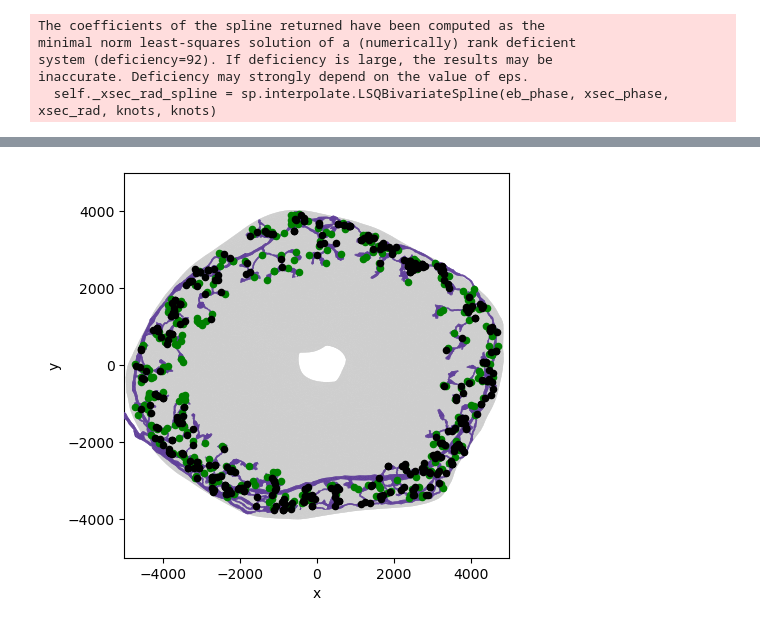
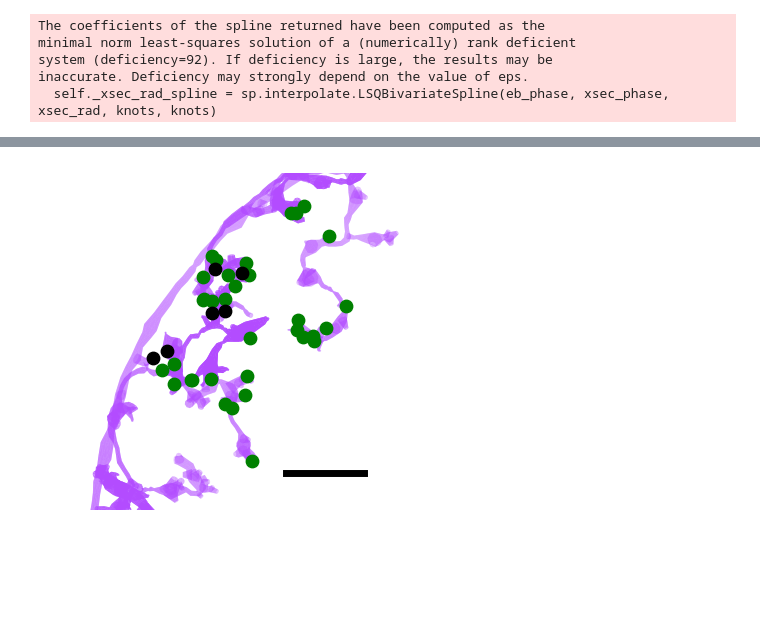
Before and after one commit to yfisher-lab/NeuromodPlasticity, a Jupyter notebook: NeuromodPlasticity/figures/connectomics/synapse_distance.ipynb, the cells around one changed output, grey strips where cells are left out. Saved outputs shown, nothing was run; the diff lists cells and outputs as text; code cells hidden in the pictures; blank space fills up the shorter version.

```diff
--- a/NeuromodPlasticity/figures/connectomics/synapse_distance.ipynb
+++ b/NeuromodPlasticity/figures/connectomics/synapse_distance.ipynb
@@ -104,13 +110,24 @@ _ = navis.plot2d(
                 connectors=False,
                 linewidth=1.2,  # Make neuron a bit thinner to emphasize the synapses
                 view=("x", "y"),
-                color=(plt.cm.Purples(.8),
+                color=(plt.cm.cool(.7),
                        plt.cm.Greens(.8),
                        plt.cm.Greys(.8),
                        plt.cm.Greys(.3)),
-                alpha=.2,
+                alpha=1.,
                 radius=True,
                 ax=ax,
             )
 ax.grid(False)
+ax.set_xlim([-5100, 5000])
+ax.set_ylim([-5000,5000])
+ax.plot([0,1000/8*10],[-5000, -5000], linewidth=5, color='black') # 10 micron line
+ax.set_xticks([])
+ax.set_yticks([])
+ax.set_xlabel('')
+ax.set_ylabel('')
+for s in ['top', 'left', 'bottom', 'right']:
+       ax.spines[s].set_visible(False)
+
+fig.savefig(figfolder / "er4d_epg_el_examples.png", dpi=500,transparent=True)
 # %% [output]
@@ -118,12 +135,12 @@ ax.grid(False)
 # %%
 
 er4d_epg_synapses = neu_orig.fetch_synapse_connections(example_er4d_bodyId,
-                                                       epgs['bodyId'], #example_epg_bodyID,
+                                                       example_epg_bodyID, #epgs['bodyId']
                                                        neu_orig.SynapseCriteria(rois='EB'))
 
 add_eb_coords(er4d_epg_synapses, ebcoords, type='pre')
 
-el_er4d_synapses = neu_orig.fetch_synapse_connections(els['bodyId'], #example_el_bodyId,
+el_er4d_synapses = neu_orig.fetch_synapse_connections(example_el_bodyId, #els['bodyId'], #
                                                       example_er4d_bodyId,
                                                       neu_orig.SynapseCriteria(rois='EB'))
 
@@ -134,13 +151,17 @@ add_eb_coords(el_er4d_synapses, ebcoords, type='post')
 # %%
 fig, ax = plt.subplots(figsize=(5, 5))
 _ = navis.plot2d(
-                [eb, er4d_skel],
+                [er4d_skel], #[eb, er4d_skel],
                 method="2d",
                 connectors=False,
-                linewidth=1.2,  # Make neuron a bit thinner to emphasize the synapses
+                linewidth=1.,  # Make neuron a bit thinner to emphasize the synapses
                 view=("x", "y"),
-                color=(plt.cm.Purples(.8),
-                       plt.cm.Greys(.3)),
+                # depth_coloring=True,
+                # palette='cool',
+                shade_by='z',
+                smin=-2000, smax=700,
+                color=(plt.cm.cool(.7)),
+                     #   plt.cm.Greys(.3)),
                 alpha=1,
                 radius=True,
                 ax=ax,
@@ -149,12 +170,61 @@ ax.grid(False)
 
 ax.scatter(er4d_epg_synapses.loc[:,'x_eb'],
            er4d_epg_synapses.loc[:,'y_eb'],
-           s=20, color='black',zorder=101) #plt.cm.Greys(.8))
+           s=80, color='black',zorder=101) #plt.cm.Greys(.8))
 
 ax.scatter(el_er4d_synapses.loc[:,'x_eb'],
            el_er4d_synapses.loc[:,'y_eb'],
-           s=20, color='green',zorder=100) #color=plt.cm.Greens(.8))
+           s=80, color='green',zorder=100) #color=plt.cm.Greens(.8))
 
-ax.set_xlim([-5000, 5000])
-ax.set_ylim([-5000,5000])
+ax.set_xlim([-5100, -2000])
+ax.set_ylim([-300,2400])
+ax.plot([-3200,-3200+1000/8*5],[0, 0], linewidth=5, color='black') # 5 micron line
+
+ax.set_xticks([])
+ax.set_yticks([])
+ax.set_xlabel('')
+ax.set_ylabel('')
+for s in ['top', 'left', 'bottom', 'right']:
+       ax.spines[s].set_visible(False)
+
+fig.savefig(figfolder / "er4d_epg_el_examples_synapses_xy.png", dpi=500, transparent=True)
+
+
+fig, ax = plt.subplots(figsize=(5, 5))
+_ = navis.plot2d(
+                [er4d_skel], #[eb, er4d_skel],
+                method="2d",
+                connectors=False,
+                linewidth=1.,  # Make neuron a bit thinner to emphasize the synapses
+                view=("x", "z"),
+                color=(plt.cm.cool(.7)),
+                    #    plt.cm.Greys(.3)),
+                shade_by='y',
+                smin=5, smax= 1800,
+                alpha=1,
+                radius=True,
+                ax=ax,
+            )
+ax.grid(False)
+
+ax.scatter(er4d_epg_synapses.loc[:,'x_eb'],
+           er4d_epg_synapses.loc[:,'z_eb'],
+           s=80, color=plt.cm.Greys(.8),zorder=101) #plt.cm.Greys(.8))
+
+ax.scatter(el_er4d_synapses.loc[:,'x_eb'],
+           el_er4d_synapses.loc[:,'z_eb'],
+           s=80, color=plt.cm.brg(.99),zorder=100) #color=plt.cm.Greens(.8))
+
+ax.set_xlim([-5100, -2000])
+ax.set_ylim([-2000,1500])
+ax.plot([-3200,-3200+1000/8*5],[1200, 1200], linewidth=5, color='black') # 5 micron line
+
+ax.set_xticks([])
+ax.set_yticks([])
+ax.set_xlabel('')
+ax.set_ylabel('')
+for s in ['top', 'left', 'bottom', 'right']:
+       ax.spines[s].set_visible(False)
+
+fig.savefig(figfolder / "er4d_epg_el_examples_synapses_xz.png", dpi=500, transparent=True)
 # %% [output]
@@ -162 +231 @@ ax.set_ylim([-5000,5000])
-[figure, old version]
+[figure, new version]
```
Also changed, not shown: parts of 23 cells of this notebook, 5 other files.
